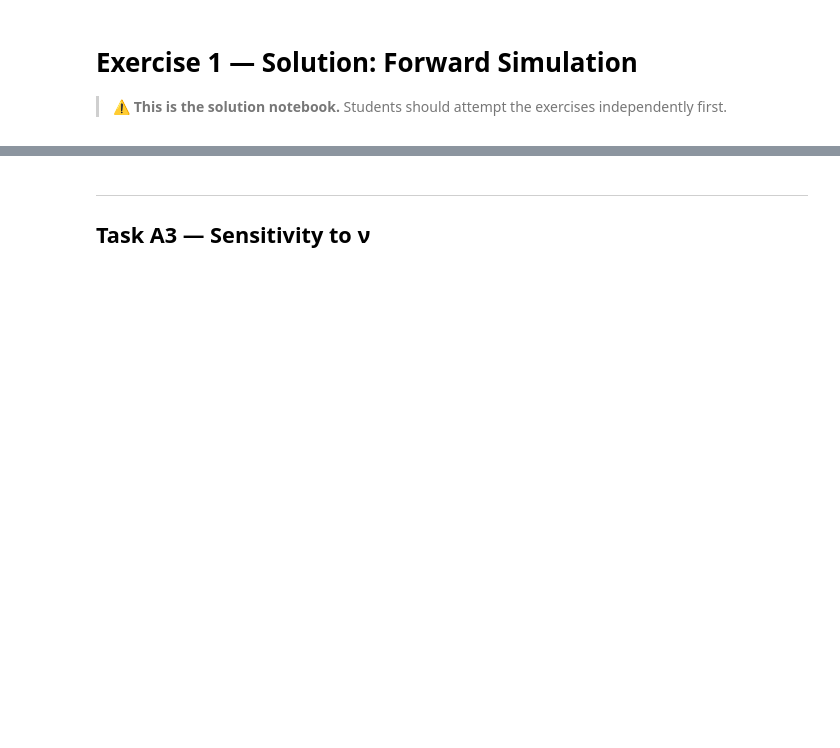
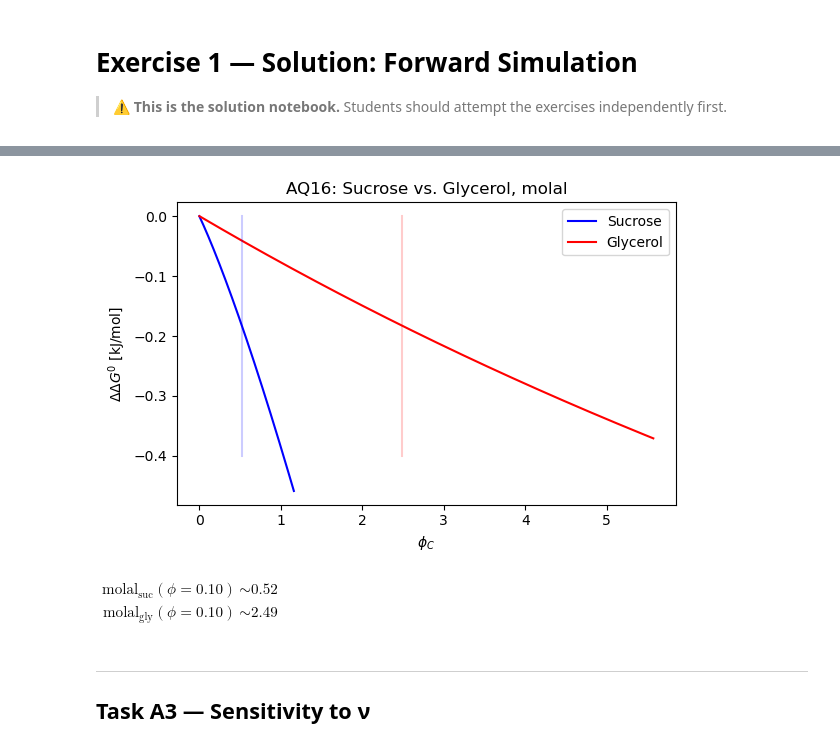
Before and after one commit to gilIolgenblum/CrowdingModeWorkshop, a Jupyter notebook: tutorials/solutions/E1_forward_simulation_solution.ipynb, the cells around one changed output, grey strips where cells are left out. Cells and saved outputs as stored; diff of their text form; code cells hidden in the pictures; blank space fills up the shorter version.

```diff
--- a/tutorials/solutions/E1_forward_simulation_solution.ipynb
+++ b/tutorials/solutions/E1_forward_simulation_solution.ipynb
@@ -69,3 +119,37 @@ because its larger chi parameter introduces a strong enthalpic destabilization.
+# %%
+# Plot comparison
+fig, ax = plt.subplots(figsize=(6, 4))
+ax.plot(model_sucrose.molal, model_sucrose.ddA, 'b', label="Sucrose")
+ax.plot(model_glycerol.molal, model_glycerol.ddA, 'r', label="Glycerol")
+ax.set_xlabel(r"$\phi_C$")
+ax.set_ylabel(r"$\Delta\Delta G^0$ [kJ/mol]")
+idx_suc, idx_gly = np.argmin(np.abs(model_sucrose.phiC - 0.10)), np.argmin(np.abs(model_glycerol.phiC - 0.10))
+phi0p1_suc, phi0p1_gly = model_sucrose.molal[idx_suc], model_glycerol.molal[idx_gly]
+ax.plot([phi0p1_suc,phi0p1_suc],[0,-0.4],'b',alpha=0.2)
+ax.plot([phi0p1_gly,phi0p1_gly],[0,-0.4],'r',alpha=0.2)
+ax.legend()
+ax.set_title("AQ16: Sucrose vs. Glycerol, molal")
+plt.tight_layout()
+plt.show()
+
+from IPython.display import display, Math
+
+display(Math(
+    rf'''
+    \begin{{aligned}}
+    \mathrm{{molal}}_\mathrm{{suc}}(\phi=0.10) &\sim {phi0p1_suc:.2f} \\
+    \mathrm{{molal}}_\mathrm{{gly}}(\phi=0.10) &\sim {phi0p1_gly:.2f}
+    \end{{aligned}}
+    '''
+))
+# %% [output]
+[figure, added]
+$\displaystyle
+    \begin{aligned}
+    \mathrm{molal}_\mathrm{suc}(\phi=0.10) &\sim 0.52 \\
+    \mathrm{molal}_\mathrm{gly}(\phi=0.10) &\sim 2.49
+    \end{aligned}
+    $
 # %% [markdown]
 ---
 ## Task A3 — Sensitivity to ν
```
Also changed, not shown: parts of 12 cells of this notebook, 6 other files.
